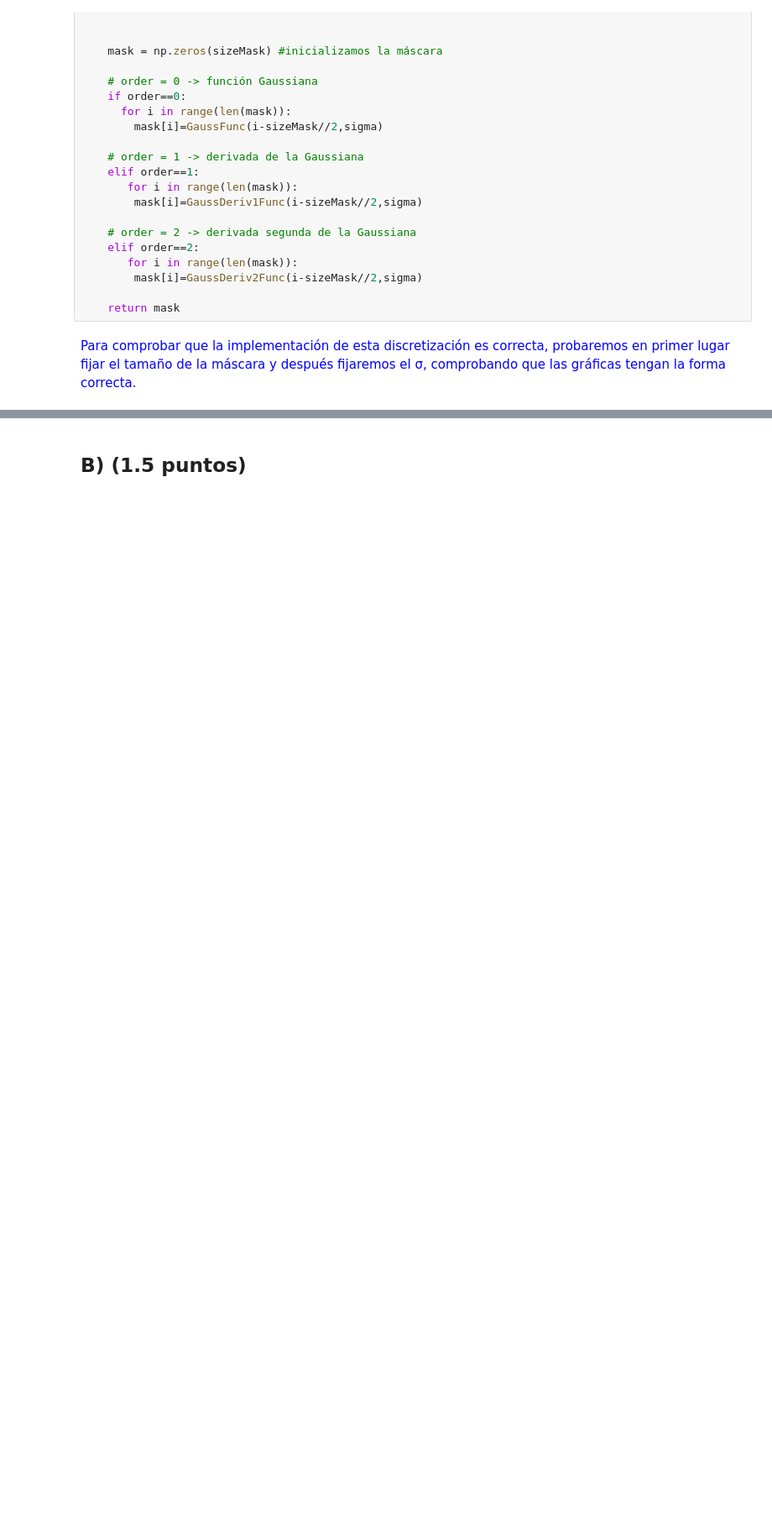
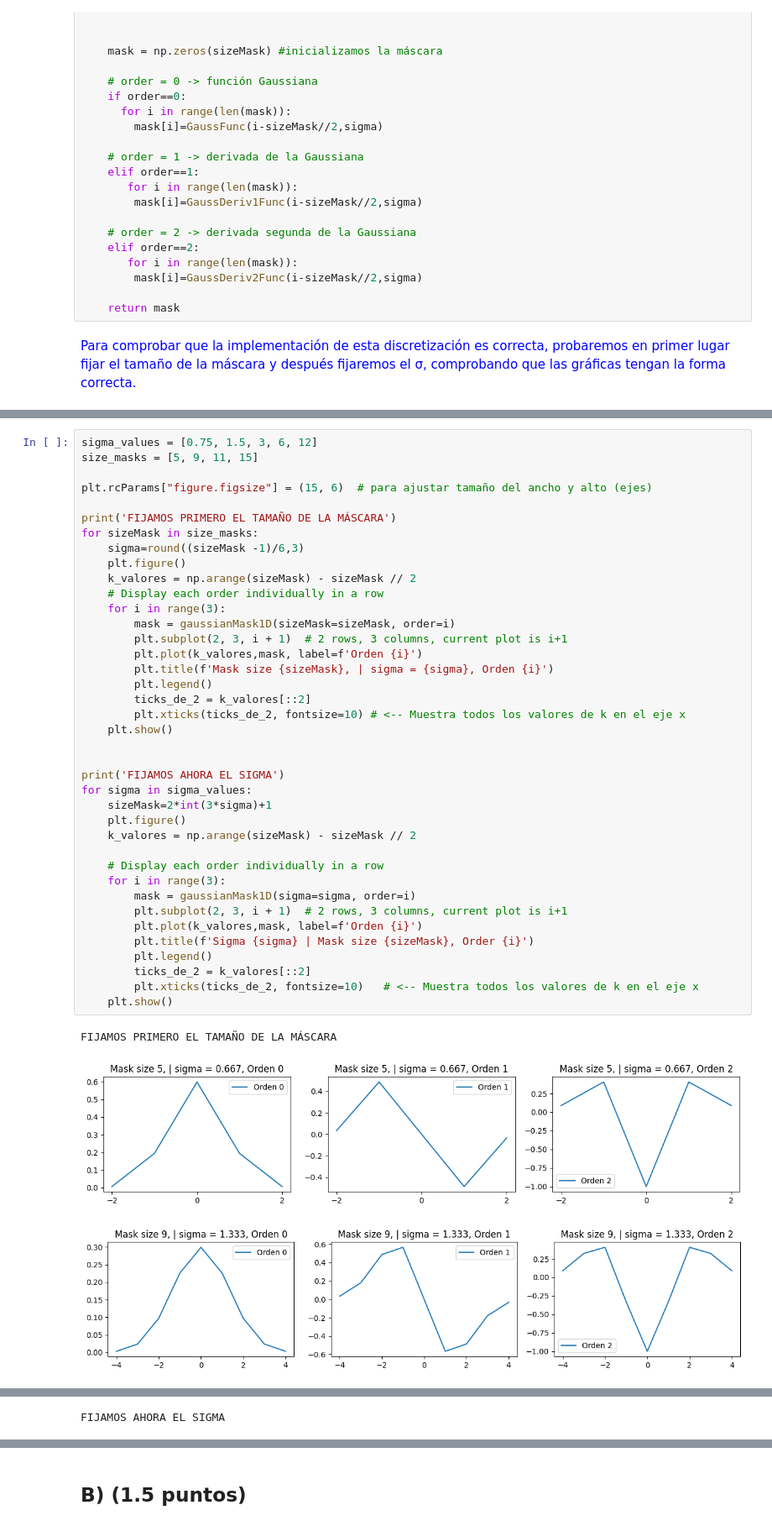
Before and after one commit to ruizz04/Vision_Computador, a Jupyter notebook: P1_template.ipynb, the cells around one changed output, grey strips where cells are left out. Shown at 84% size. Saved outputs shown, nothing was run; the diff lists cells and outputs as text; blank space fills up the shorter version.

```diff
--- a/P1_template.ipynb
+++ b/P1_template.ipynb
@@ -485,0 +529,43 @@ Comparing with OpenCV getGaussianKernel (Fixed Sigma)
+# %%
+sigma_values = [0.75, 1.5, 3, 6, 12]
+size_masks = [5, 9, 11, 15]
+
+plt.rcParams["figure.figsize"] = (15, 6)  # para ajustar tamaño del ancho y alto (ejes)
+
+print('FIJAMOS PRIMERO EL TAMAÑO DE LA MÁSCARA')
+for sizeMask in size_masks:
+    sigma=round((sizeMask -1)/6,3)
+    plt.figure()
+    k_valores = np.arange(sizeMask) - sizeMask // 2
+    # Display each order individually in a row
+    for i in range(3):
+        mask = gaussianMask1D(sizeMask=sizeMask, order=i)
+        plt.subplot(2, 3, i + 1)  # 2 rows, 3 columns, current plot is i+1
+        plt.plot(k_valores,mask, label=f'Orden {i}')
+        plt.title(f'Mask size {sizeMask}, | sigma = {sigma}, Orden {i}')
+        plt.legend()
+        ticks_de_2 = k_valores[::2]
+        plt.xticks(ticks_de_2, fontsize=10) # <-- Muestra todos los valores de k en el eje x
+    plt.show()
+
+
+print('FIJAMOS AHORA EL SIGMA')
+for sigma in sigma_values:
+    sizeMask=2*int(3*sigma)+1
+    plt.figure()
+    k_valores = np.arange(sizeMask) - sizeMask // 2
+
+    # Display each order individually in a row
+    for i in range(3):
+        mask = gaussianMask1D(sigma=sigma, order=i)
+        plt.subplot(2, 3, i + 1)  # 2 rows, 3 columns, current plot is i+1
+        plt.plot(k_valores,mask, label=f'Orden {i}')
+        plt.title(f'Sigma {sigma} | Mask size {sizeMask}, Order {i}')
+        plt.legend()
+        ticks_de_2 = k_valores[::2]
+        plt.xticks(ticks_de_2, fontsize=10)   # <-- Muestra todos los valores de k en el eje x
+    plt.show()
+# %% [output]
+FIJAMOS PRIMERO EL TAMAÑO DE LA MÁSCARA
+[figure, added]
+[figure, added]
@@ -485,0 +574 @@ Comparing with OpenCV getGaussianKernel (Fixed Sigma)
+FIJAMOS AHORA EL SIGMA
```
Also changed, not shown: parts of 16 cells of this notebook.
